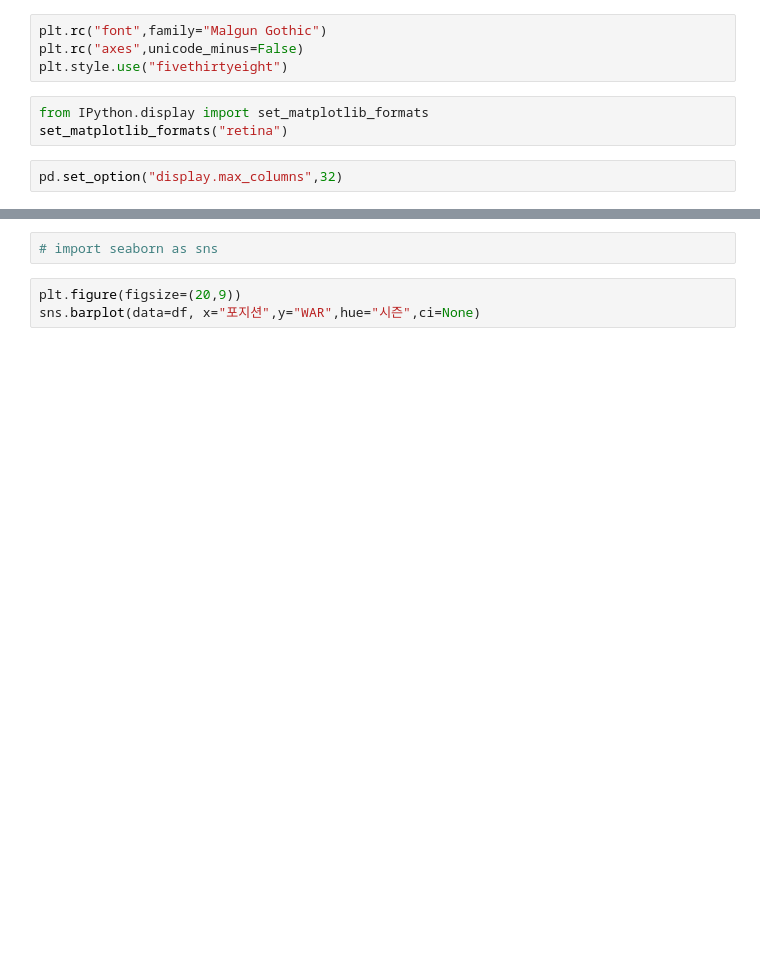
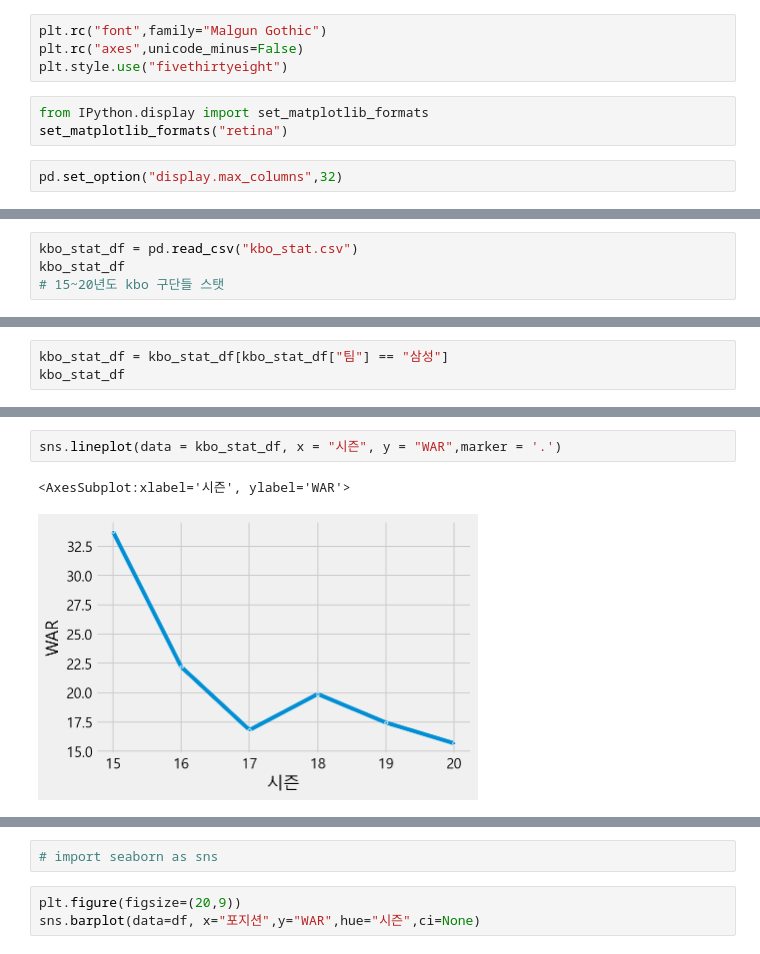
Before and after one commit to jeonprize/KBO-Analysis, a Jupyter notebook: SL preprocessing.ipynb, the cells around one changed output, grey strips where cells are left out. Cells and saved outputs as stored; diff of their text form; blank space fills up the shorter version.

```diff
--- a/SL preprocessing.ipynb
+++ b/SL preprocessing.ipynb
@@ -87,0 +20,4 @@ SL_df
+# %%
+kbo_stat_df = pd.read_csv("kbo_stat.csv")
+kbo_stat_df
+# 15~20년도 kbo 구단들 스탯
@@ -87,0 +42,3 @@ SL_df
+# %%
+kbo_stat_df = kbo_stat_df[kbo_stat_df["팀"] == "삼성"]
+kbo_stat_df
@@ -88,2 +53,7 @@ SL_df
+# %%
+sns.lineplot(data = kbo_stat_df, x = "시즌", y = "WAR",marker = '.')
+# %% [output]
+<AxesSubplot:xlabel='시즌', ylabel='WAR'>
+[figure, added]
 # %%
 df = pd.read_csv("SL_batter_data.csv")
```
Also changed, not shown: parts of 21 cells of this notebook.
